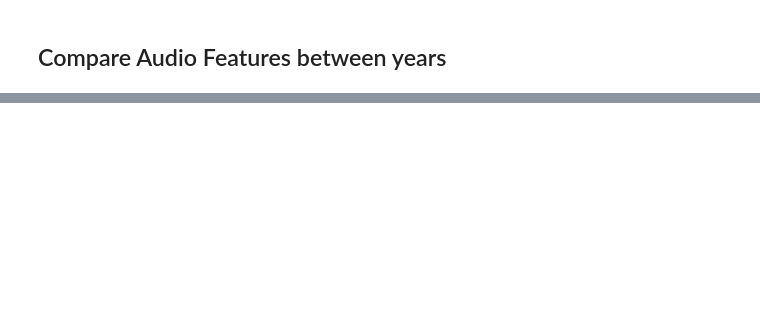
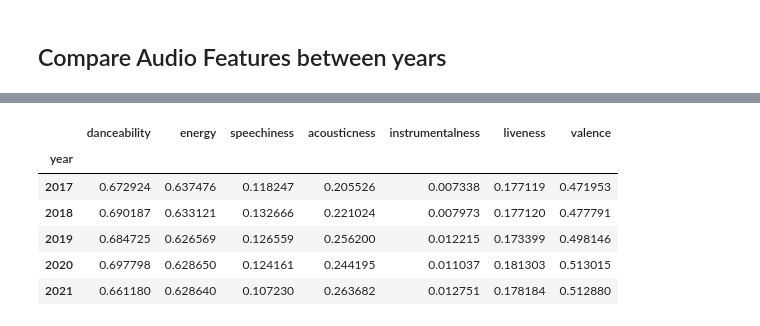
Before and after one commit to the-weds-meetup/song-lyrics-analysis, a Jupyter notebook: notebooks/spotify-eda.ipynb, the cells around one changed output, grey strips where cells are left out. Drawn from its saved outputs; the diff is of its cells as text; code cells hidden in the pictures; blank space fills up the shorter version.

```diff
--- a/notebooks/spotify-eda.ipynb
+++ b/notebooks/spotify-eda.ipynb
@@ -130,0 +142,42 @@ plt.savefig(os.path.join(image_export_folder_path, "yearly_streams"), facecolor=
+# %%
+# Lets plot the audio features over years
+df_songs_yearly_features = pd.DataFrame()
+
+for year in range(2017, 2021 + 1):
+  temp_df: pd.DataFrame = df_songs_overall.loc[df_songs_overall['year'] == year]
+  yearly_row = {
+    "year": year,
+    "danceability": temp_df['danceability'].mean(),
+    "energy": temp_df['energy'].mean(),
+    "loudness": temp_df['loudness'].mean(),
+    "speechiness": temp_df['speechiness'].mean(),
+    "acousticness": temp_df['acousticness'].mean(),
+    "instrumentalness": temp_df['instrumentalness'].mean(),
+    "liveness": temp_df['liveness'].mean(),
+    "valence": temp_df['valence'].mean(),
+    "tempo": temp_df['tempo'].mean(),
+  }
+  df_songs_yearly_features = df_songs_yearly_features.append(yearly_row, ignore_index=True )
+
+df_songs_yearly_features['year'] = df_songs_yearly_features['year'].astype('int')
+df_songs_yearly_features['danceability'] = df_songs_yearly_features['danceability'].astype('float')
+df_songs_yearly_features['energy'] = df_songs_yearly_features['energy'].astype('float')
+df_songs_yearly_features['loudness'] = df_songs_yearly_features['loudness'].astype('float')
+df_songs_yearly_features['speechiness'] = df_songs_yearly_features['speechiness'].astype('float')
+df_songs_yearly_features['acousticness'] = df_songs_yearly_features['acousticness'].astype('float')
+df_songs_yearly_features['instrumentalness'] = df_songs_yearly_features['instrumentalness'].astype('float')
+df_songs_yearly_features['liveness'] = df_songs_yearly_features['liveness'].astype('float')
+df_songs_yearly_features['valence'] = df_songs_yearly_features['valence'].astype('float')
+df_songs_yearly_features['tempo'] = df_songs_yearly_features['tempo'].astype('float')
+df_songs_yearly_features.set_index('year', inplace=True)
+
+df_removed_features = df_songs_yearly_features.drop(columns=["tempo", "loudness"])
+df_removed_features.head()
+# %% [output]
+|  | danceability | energy | speechiness | acousticness | instrumentalness | liveness | valence |
+| year |  |  |  |  |  |  |  |
+| 2017 | 0.672924 | 0.637476 | 0.118247 | 0.205526 | 0.007338 | 0.177119 | 0.471953 |
+| 2018 | 0.690187 | 0.633121 | 0.132666 | 0.221024 | 0.007973 | 0.177120 | 0.477791 |
+| 2019 | 0.684725 | 0.626569 | 0.126559 | 0.256200 | 0.012215 | 0.173399 | 0.498146 |
+| 2020 | 0.697798 | 0.628650 | 0.124161 | 0.244195 | 0.011037 | 0.181303 | 0.513015 |
+| 2021 | 0.661180 | 0.628640 | 0.107230 | 0.263682 | 0.012751 | 0.178184 | 0.512880 |
```
Also changed, not shown: parts of 8 cells of this notebook, 3 other files.
